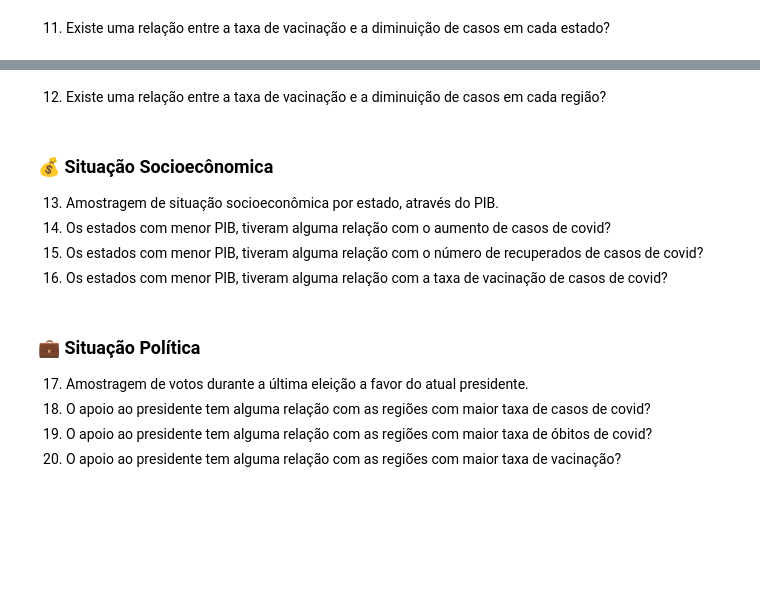
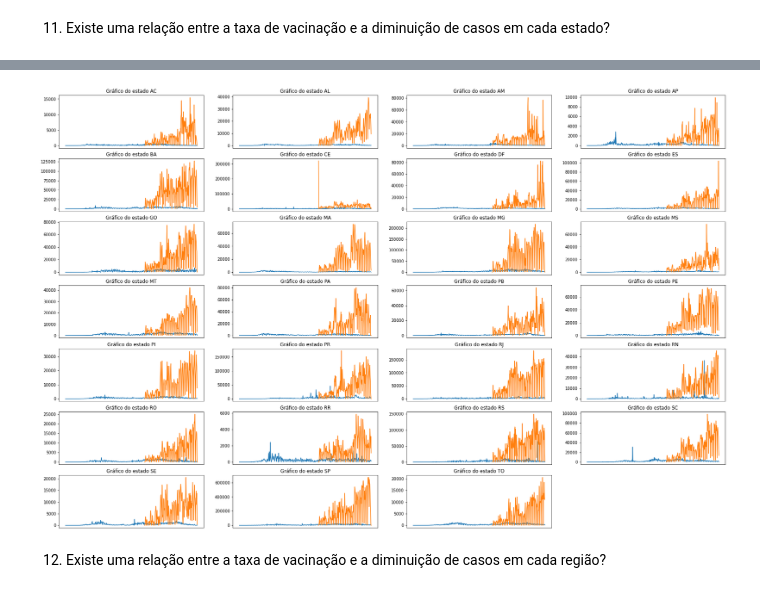
Before and after one commit to stardotwav/BrasilEmDados, a Jupyter notebook: AnaliseExtracaoConhecimento.ipynb, the cells around one changed output, grey strips where cells are left out. Saved outputs shown, nothing was run; the diff lists cells and outputs as text; code cells hidden in the pictures; blank space fills up the shorter version.

```diff
--- a/AnaliseExtracaoConhecimento.ipynb
+++ b/AnaliseExtracaoConhecimento.ipynb
@@ -235,16 +275,21 @@ A região com a maior taxa de vacinação pela população, levando em conta a a
+# %%
+estados =  dfDadosVacinacaoData['UF'].unique()
+plt.rcParams['figure.figsize'] = [30, 20]
+
+for j,i in enumerate(estados):
+    plt.subplot(7,4,j+1)
+
+    dadosAC = dfDadosVacinacaoData[dfDadosVacinacaoData['UF'] == i]
+    dataAC = data[data.estado == i]
+    dataAC["MesAno"] = pd.to_datetime(dataAC['data'],format = '%Y/%m/%d')
+
+    plt.plot(dataAC.MesAno,dataAC.casosNovos)
+    plt.plot(dadosAC['Data Vacinação'],dadosAC.quantidade,)
+    #plt.xticks(rotation=45)
+    plt.title("Gráfico do estado "+str(i))
+    plt.xticks([])
+plt.show()
+# %% [output]
+[figure, added]
 # %% [markdown]
 12. Existe uma relação entre a taxa de vacinação e a diminuição de casos em cada região?
-# %% [markdown]
-### 💰 Situação Socioecônomica
-
-13. Amostragem de situação socioeconômica por estado, através do PIB.
-14. Os estados com menor PIB, tiveram alguma relação com o aumento de casos de covid?
-15. Os estados com menor PIB, tiveram alguma relação com o número de recuperados de casos de covid?
-16. Os estados com menor PIB, tiveram alguma relação com a taxa de vacinação de casos de covid?
-# %% [markdown]
-### 💼 Situação Política
-
-17. Amostragem de votos durante a última eleição a favor do atual presidente.
-18. O apoio ao presidente tem alguma relação com as regiões com maior taxa de casos de covid?
-19. O apoio ao presidente tem alguma relação com as regiões com maior taxa de óbitos de covid?
-20. O apoio ao presidente tem alguma relação com as regiões com maior taxa de vacinação?
```
Also changed, not shown: parts of 26 cells of this notebook.
